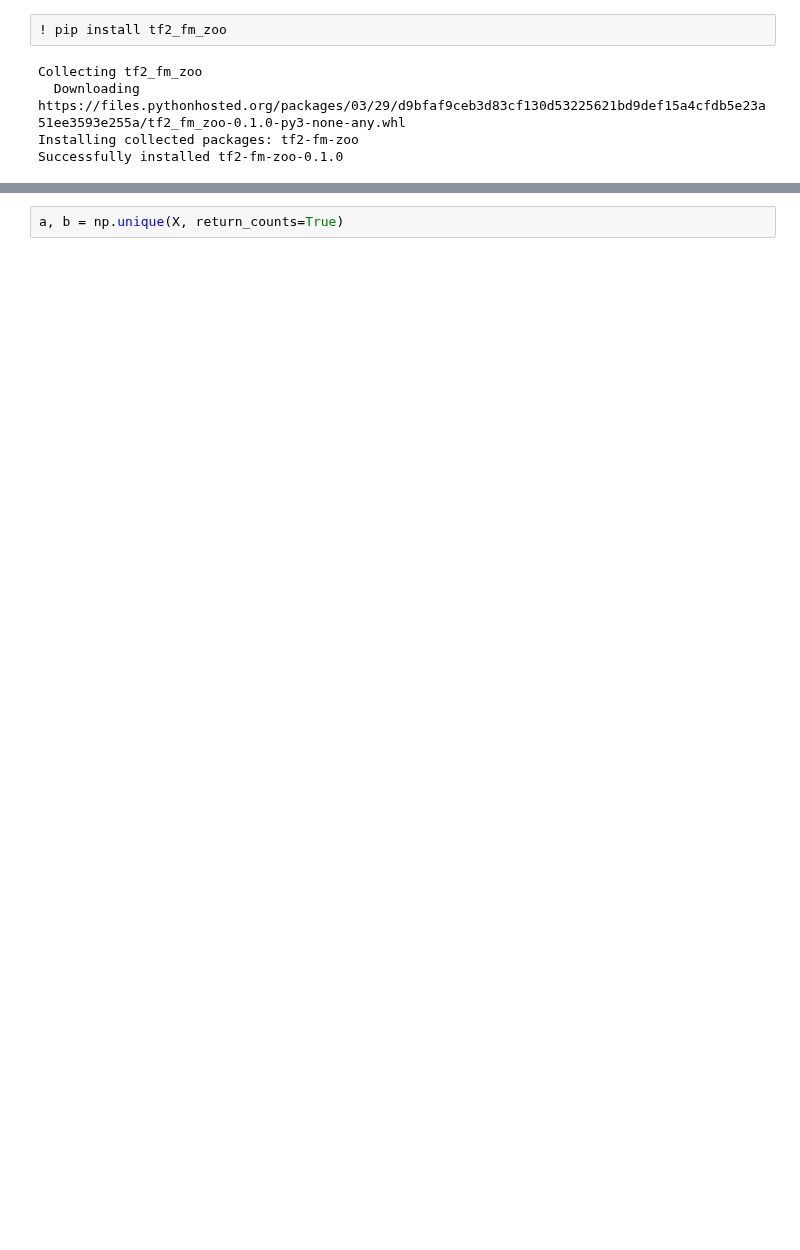
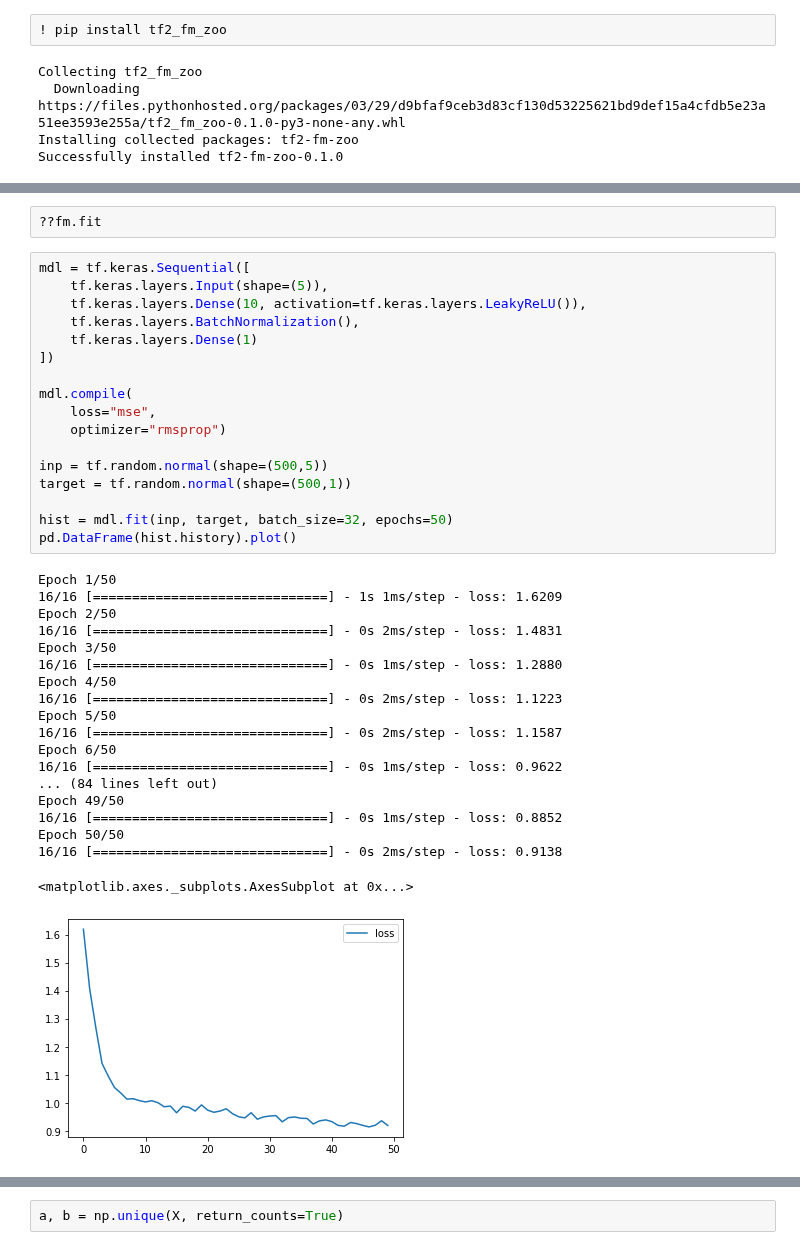
Before and after one commit to RoetGer/decisions-under-uncertainty, a Jupyter notebook: generalized_factorization_machine.ipynb, the cells around one changed output, grey strips where cells are left out. Saved outputs shown, nothing was run; the diff lists cells and outputs as text; blank space fills up the shorter version.

```diff
--- a/generalized_factorization_machine.ipynb
+++ b/generalized_factorization_machine.ipynb
@@ -38,0 +66,39 @@ TypeError: ignored
+# %%
+??fm.fit
+# %%
+mdl = tf.keras.Sequential([
+    tf.keras.layers.Input(shape=(5)),
+    tf.keras.layers.Dense(10, activation=tf.keras.layers.LeakyReLU()),
+    tf.keras.layers.BatchNormalization(),
+    tf.keras.layers.Dense(1)
+])
+
+mdl.compile(
+    loss="mse",
+    optimizer="rmsprop")
+
+inp = tf.random.normal(shape=(500,5))
+target = tf.random.normal(shape=(500,1))
+
+hist = mdl.fit(inp, target, batch_size=32, epochs=50)
+pd.DataFrame(hist.history).plot()
+# %% [output]
+Epoch 1/50
+16/16 [==============================] - 1s 1ms/step - loss: 1.6209
+Epoch 2/50
+16/16 [==============================] - 0s 2ms/step - loss: 1.4831
+Epoch 3/50
+16/16 [==============================] - 0s 1ms/step - loss: 1.2880
+Epoch 4/50
+16/16 [==============================] - 0s 2ms/step - loss: 1.1223
+Epoch 5/50
+16/16 [==============================] - 0s 2ms/step - loss: 1.1587
+Epoch 6/50
+16/16 [==============================] - 0s 1ms/step - loss: 0.9622
+... (84 lines left out)
+Epoch 49/50
+16/16 [==============================] - 0s 1ms/step - loss: 0.8852
+Epoch 50/50
+16/16 [==============================] - 0s 2ms/step - loss: 0.9138
+<matplotlib.axes._subplots.AxesSubplot at 0x...>
+[figure, added]
```
Also changed, not shown: parts of 6 cells of this notebook.
